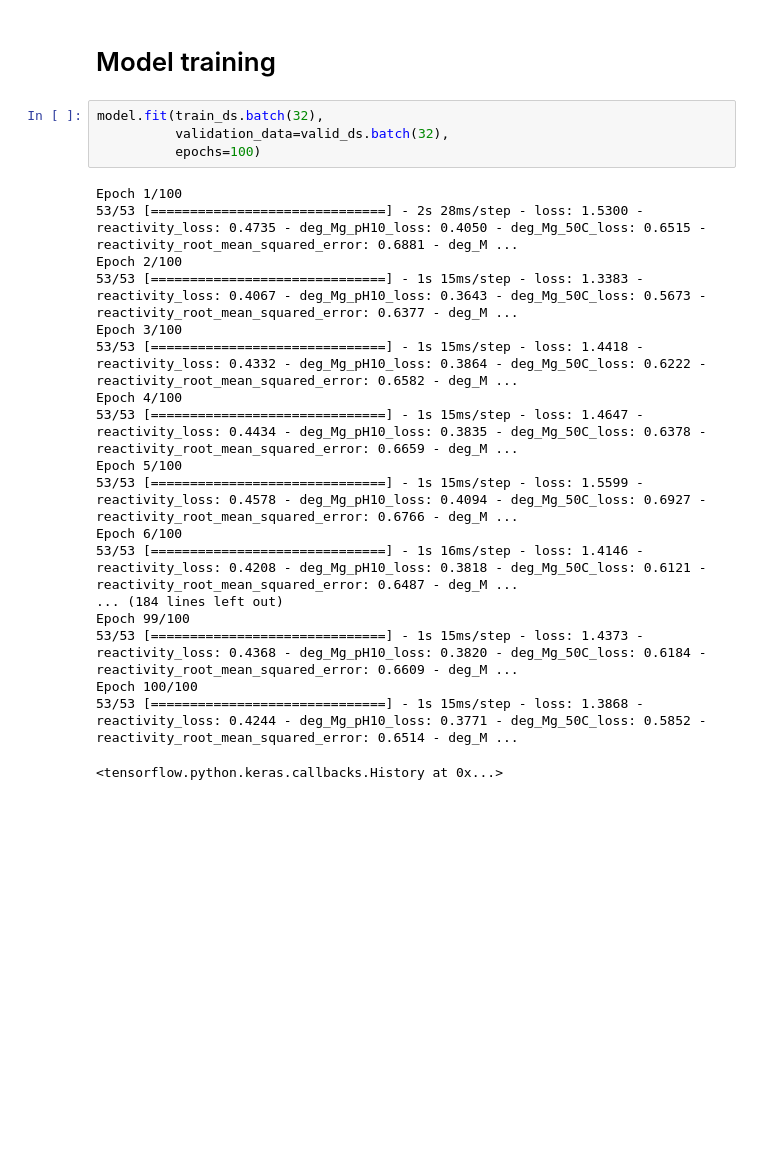
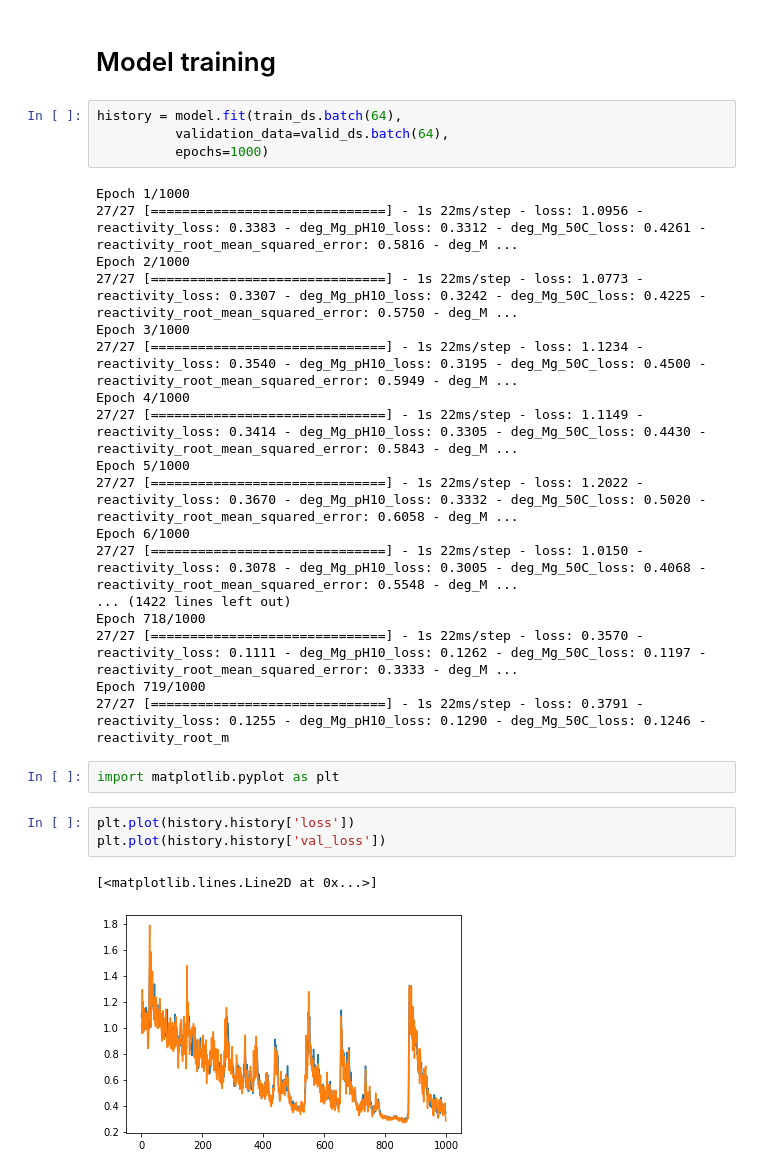
Before and after one commit to JanKapala/OpenVaccine-COVID-19-mRNA-Vaccine-Degradation-Prediction, a Jupyter notebook: Covid.ipynb, the cells around one changed output. Cells and saved outputs as stored; diff of their text form; blank space fills up the shorter version.

```diff
--- a/Covid.ipynb
+++ b/Covid.ipynb
@@ -578,25 +576,32 @@ tf.Tensor(720, shape=(), dtype=int64)
 # %% [markdown]
 # Model training
 # %%
-model.fit(train_ds.batch(32),
-          validation_data=valid_ds.batch(32),
-          epochs=100)
+history = model.fit(train_ds.batch(64),
+          validation_data=valid_ds.batch(64),
+          epochs=1000)
 # %% [output]
-Epoch 1/100
-53/53 [==============================] - 2s 28ms/step - loss: 1.5300 - reactivity_loss: 0.4735 - deg_Mg_pH10_loss: 0.4050 - deg_Mg_50C_loss: 0.6515 - reactivity_root_mean_squared_error: 0.6881 - deg_M ...
-Epoch 2/100
-53/53 [==============================] - 1s 15ms/step - loss: 1.3383 - reactivity_loss: 0.4067 - deg_Mg_pH10_loss: 0.3643 - deg_Mg_50C_loss: 0.5673 - reactivity_root_mean_squared_error: 0.6377 - deg_M ...
-Epoch 3/100
-53/53 [==============================] - 1s 15ms/step - loss: 1.4418 - reactivity_loss: 0.4332 - deg_Mg_pH10_loss: 0.3864 - deg_Mg_50C_loss: 0.6222 - reactivity_root_mean_squared_error: 0.6582 - deg_M ...
-Epoch 4/100
-53/53 [==============================] - 1s 15ms/step - loss: 1.4647 - reactivity_loss: 0.4434 - deg_Mg_pH10_loss: 0.3835 - deg_Mg_50C_loss: 0.6378 - reactivity_root_mean_squared_error: 0.6659 - deg_M ...
-Epoch 5/100
-53/53 [==============================] - 1s 15ms/step - loss: 1.5599 - reactivity_loss: 0.4578 - deg_Mg_pH10_loss: 0.4094 - deg_Mg_50C_loss: 0.6927 - reactivity_root_mean_squared_error: 0.6766 - deg_M ...
-Epoch 6/100
-53/53 [==============================] - 1s 16ms/step - loss: 1.4146 - reactivity_loss: 0.4208 - deg_Mg_pH10_loss: 0.3818 - deg_Mg_50C_loss: 0.6121 - reactivity_root_mean_squared_error: 0.6487 - deg_M ...
-... (184 lines left out)
-Epoch 99/100
-53/53 [==============================] - 1s 15ms/step - loss: 1.4373 - reactivity_loss: 0.4368 - deg_Mg_pH10_loss: 0.3820 - deg_Mg_50C_loss: 0.6184 - reactivity_root_mean_squared_error: 0.6609 - deg_M ...
-Epoch 100/100
-53/53 [==============================] - 1s 15ms/step - loss: 1.3868 - reactivity_loss: 0.4244 - deg_Mg_pH10_loss: 0.3771 - deg_Mg_50C_loss: 0.5852 - reactivity_root_mean_squared_error: 0.6514 - deg_M ...
+Epoch 1/1000
+27/27 [==============================] - 1s 22ms/step - loss: 1.0956 - reactivity_loss: 0.3383 - deg_Mg_pH10_loss: 0.3312 - deg_Mg_50C_loss: 0.4261 - reactivity_root_mean_squared_error: 0.5816 - deg_M ...
+Epoch 2/1000
+27/27 [==============================] - 1s 22ms/step - loss: 1.0773 - reactivity_loss: 0.3307 - deg_Mg_pH10_loss: 0.3242 - deg_Mg_50C_loss: 0.4225 - reactivity_root_mean_squared_error: 0.5750 - deg_M ...
+Epoch 3/1000
+27/27 [==============================] - 1s 22ms/step - loss: 1.1234 - reactivity_loss: 0.3540 - deg_Mg_pH10_loss: 0.3195 - deg_Mg_50C_loss: 0.4500 - reactivity_root_mean_squared_error: 0.5949 - deg_M ...
+Epoch 4/1000
+27/27 [==============================] - 1s 22ms/step - loss: 1.1149 - reactivity_loss: 0.3414 - deg_Mg_pH10_loss: 0.3305 - deg_Mg_50C_loss: 0.4430 - reactivity_root_mean_squared_error: 0.5843 - deg_M ...
+Epoch 5/1000
+27/27 [==============================] - 1s 22ms/step - loss: 1.2022 - reactivity_loss: 0.3670 - deg_Mg_pH10_loss: 0.3332 - deg_Mg_50C_loss: 0.5020 - reactivity_root_mean_squared_error: 0.6058 - deg_M ...
+Epoch 6/1000
+27/27 [==============================] - 1s 22ms/step - loss: 1.0150 - reactivity_loss: 0.3078 - deg_Mg_pH10_loss: 0.3005 - deg_Mg_50C_loss: 0.4068 - reactivity_root_mean_squared_error: 0.5548 - deg_M ...
+... (1422 lines left out)
+Epoch 718/1000
+27/27 [==============================] - 1s 22ms/step - loss: 0.3570 - reactivity_loss: 0.1111 - deg_Mg_pH10_loss: 0.1262 - deg_Mg_50C_loss: 0.1197 - reactivity_root_mean_squared_error: 0.3333 - deg_M ...
+Epoch 719/1000
+27/27 [==============================] - 1s 22ms/step - loss: 0.3791 - reactivity_loss: 0.1255 - deg_Mg_pH10_loss: 0.1290 - deg_Mg_50C_loss: 0.1246 - reactivity_root_m
-<tensorflow.python.keras.callbacks.History at 0x...>
+# %%
+import matplotlib.pyplot as plt
+# %%
+plt.plot(history.history['loss'])
+plt.plot(history.history['val_loss'])
+# %% [output]
+[<matplotlib.lines.Line2D at 0x...>]
+[figure, added]
```
Also changed, not shown: parts of 8 cells of this notebook.
